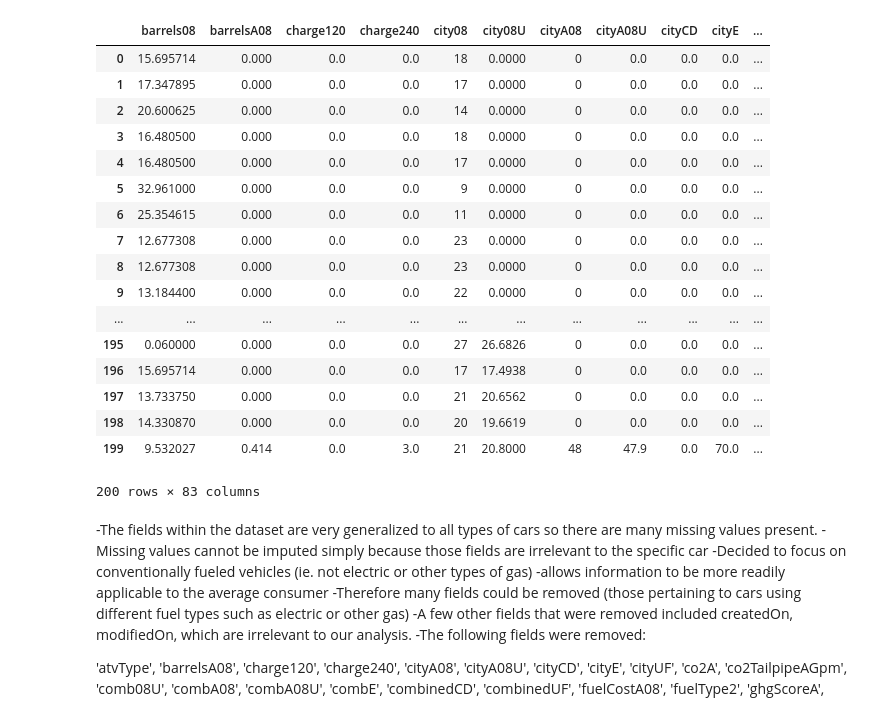
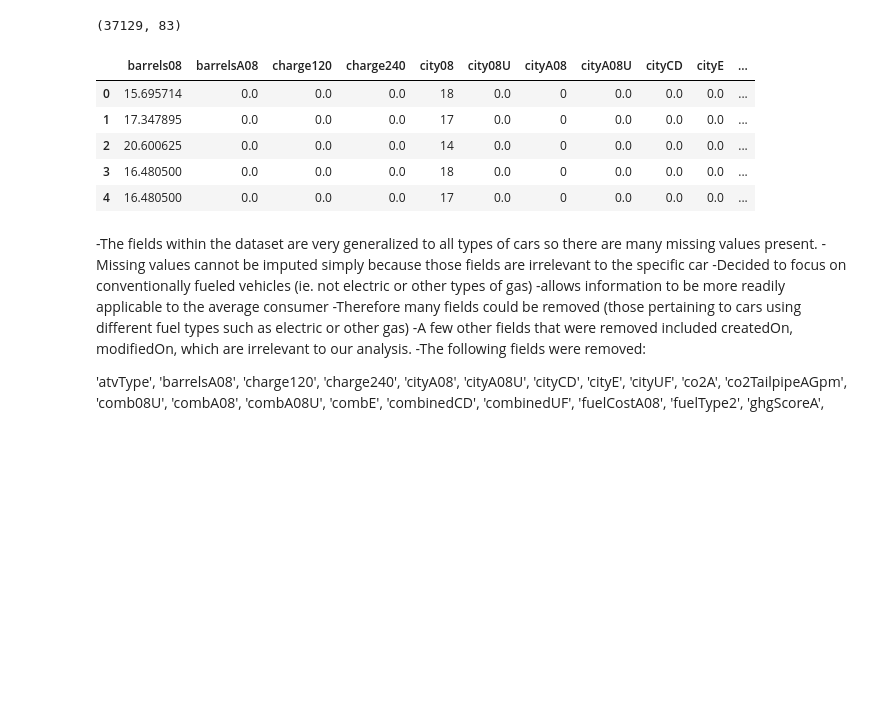
Before and after one commit to jnfoote76/fuel-economy-analysis, a Jupyter notebook: erica_work.ipynb, the cells around one changed output. Cells and saved outputs as stored; diff of their text form; code cells hidden in the pictures; blank space fills up the shorter version.

```diff
--- a/erica_work.ipynb
+++ b/erica_work.ipynb
@@ -1,34 +1,25 @@
 # %%
 #https://datasource.kapsarc.org/explore/dataset/us-vehicle-fuel-economy-data-1984-2017/table/
 import pandas as pd
-from sklearn.linear_model import LogisticRegression
+import re
+import numpy as np
+import statsmodels.api as sm
 
-from sklearn.feature_extraction import DictVectorizer as DV
-import numpy as np
 np.set_printoptions(threshold=np.inf)
 
-vehicle_fuel_economy_data = pd.read_csv("us-vehicle-fuel-economy-data-1984-2017.csv", ";")
+
+df = pd.read_csv("us-vehicle-fuel-economy-data-1984-2017.csv", sep=';')
 pd.set_option('display.max_columns', None)
-vehicle_fuel_economy_data.head(200)
+print(df.shape)
+df.head()
 # %% [output]
+(37129, 83)
 |  | barrels08 | barrelsA08 | charge120 | charge240 | city08 | city08U | cityA08 | cityA08U | cityCD | cityE | ... |
-| 0 | 15.695714 | 0.000 | 0.0 | 0.0 | 18 | 0.0000 | 0 | 0.0 | 0.0 | 0.0 | ... |
-| 1 | 17.347895 | 0.000 | 0.0 | 0.0 | 17 | 0.0000 | 0 | 0.0 | 0.0 | 0.0 | ... |
-| 2 | 20.600625 | 0.000 | 0.0 | 0.0 | 14 | 0.0000 | 0 | 0.0 | 0.0 | 0.0 | ... |
-| 3 | 16.480500 | 0.000 | 0.0 | 0.0 | 18 | 0.0000 | 0 | 0.0 | 0.0 | 0.0 | ... |
-| 4 | 16.480500 | 0.000 | 0.0 | 0.0 | 17 | 0.0000 | 0 | 0.0 | 0.0 | 0.0 | ... |
-| 5 | 32.961000 | 0.000 | 0.0 | 0.0 | 9 | 0.0000 | 0 | 0.0 | 0.0 | 0.0 | ... |
-| 6 | 25.354615 | 0.000 | 0.0 | 0.0 | 11 | 0.0000 | 0 | 0.0 | 0.0 | 0.0 | ... |
-| 7 | 12.677308 | 0.000 | 0.0 | 0.0 | 23 | 0.0000 | 0 | 0.0 | 0.0 | 0.0 | ... |
-| 8 | 12.677308 | 0.000 | 0.0 | 0.0 | 23 | 0.0000 | 0 | 0.0 | 0.0 | 0.0 | ... |
-| 9 | 13.184400 | 0.000 | 0.0 | 0.0 | 22 | 0.0000 | 0 | 0.0 | 0.0 | 0.0 | ... |
-| ... | ... | ... | ... | ... | ... | ... | ... | ... | ... | ... | ... |
-| 195 | 0.060000 | 0.000 | 0.0 | 0.0 | 27 | 26.6826 | 0 | 0.0 | 0.0 | 0.0 | ... |
-| 196 | 15.695714 | 0.000 | 0.0 | 0.0 | 17 | 17.4938 | 0 | 0.0 | 0.0 | 0.0 | ... |
-| 197 | 13.733750 | 0.000 | 0.0 | 0.0 | 21 | 20.6562 | 0 | 0.0 | 0.0 | 0.0 | ... |
-| 198 | 14.330870 | 0.000 | 0.0 | 0.0 | 20 | 19.6619 | 0 | 0.0 | 0.0 | 0.0 | ... |
-| 199 | 9.532027 | 0.414 | 0.0 | 3.0 | 21 | 20.8000 | 48 | 47.9 | 0.0 | 70.0 | ... |
+| 0 | 15.695714 | 0.0 | 0.0 | 0.0 | 18 | 0.0 | 0 | 0.0 | 0.0 | 0.0 | ... |
+| 1 | 17.347895 | 0.0 | 0.0 | 0.0 | 17 | 0.0 | 0 | 0.0 | 0.0 | 0.0 | ... |
+| 2 | 20.600625 | 0.0 | 0.0 | 0.0 | 14 | 0.0 | 0 | 0.0 | 0.0 | 0.0 | ... |
+| 3 | 16.480500 | 0.0 | 0.0 | 0.0 | 18 | 0.0 | 0 | 0.0 | 0.0 | 0.0 | ... |
+| 4 | 16.480500 | 0.0 | 0.0 | 0.0 | 17 | 0.0 | 0 | 0.0 | 0.0 | 0.0 | ... |
-200 rows × 83 columns
 # %% [markdown]
 -The fields within the dataset are very generalized to all types of cars so there are many missing values present.
 -Missing values cannot be imputed simply because those fields are irrelevant to the specific car
```
Also changed, not shown: parts of 4 cells of this notebook.
